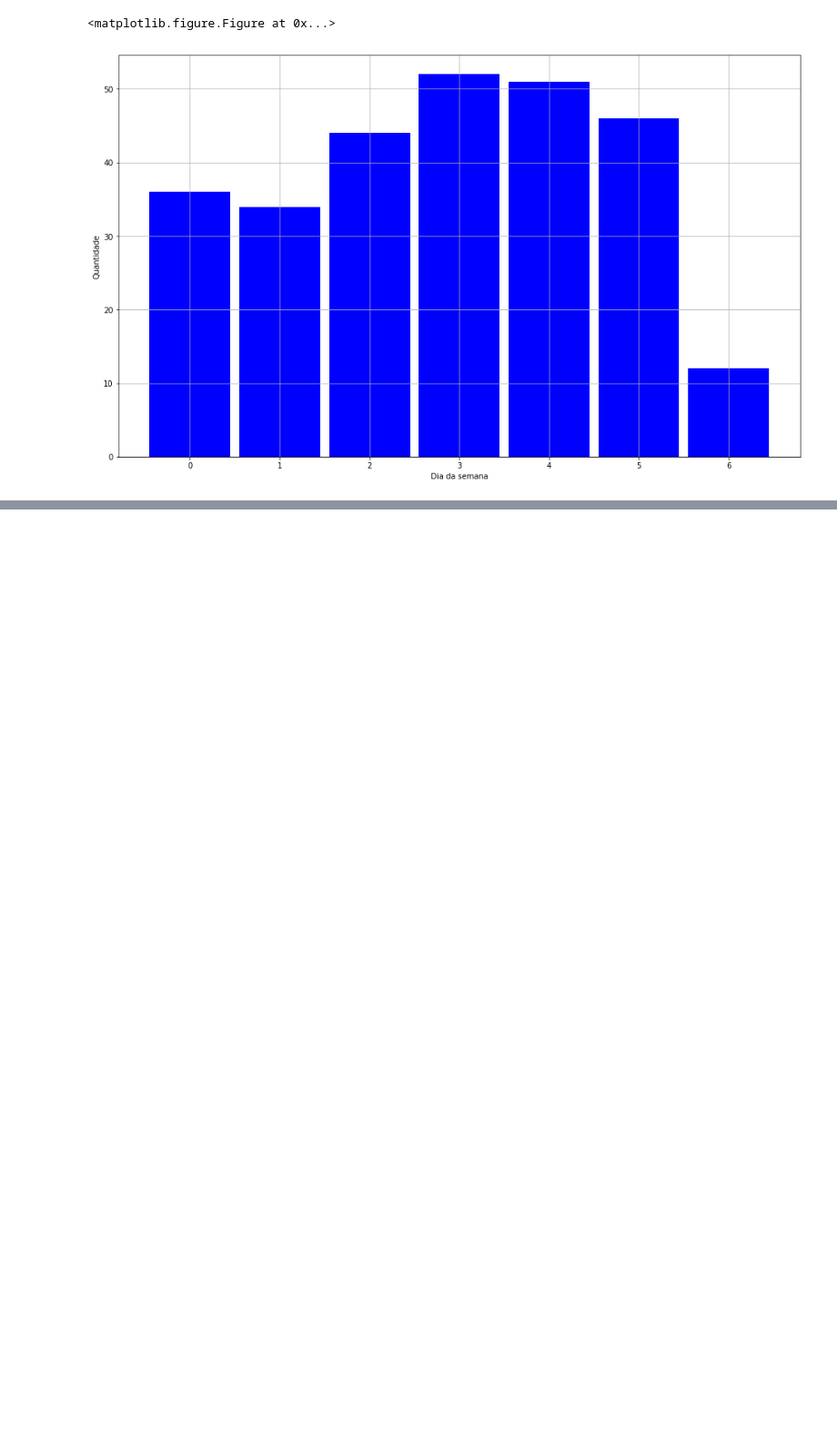
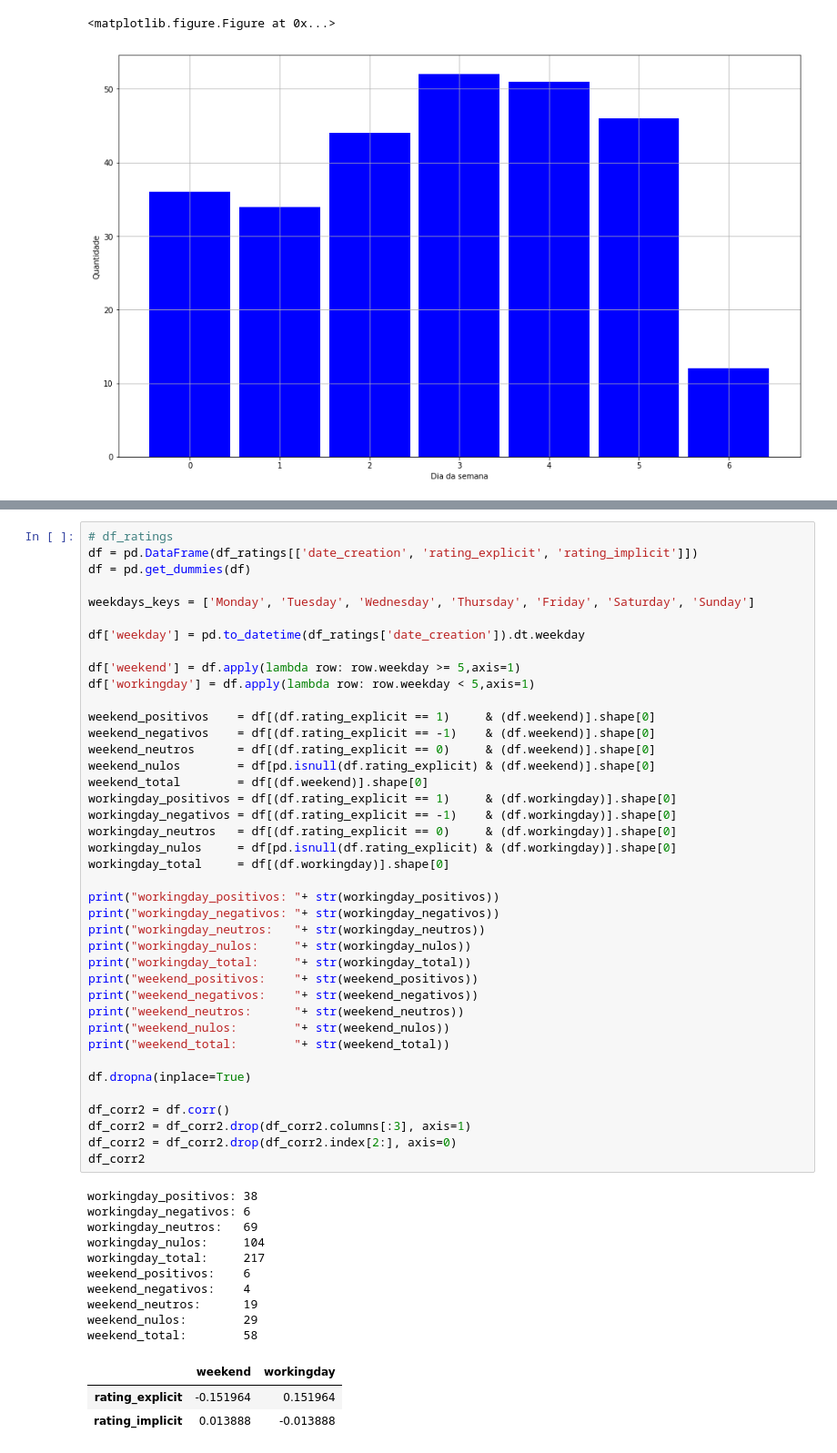
Before and after one commit to davidcampelo/tv4e-recommender, a Jupyter notebook: notebooks/recommender_features_analysis.ipynb, the cells around one changed output, grey strips where cells are left out. Shown: that part at 91% size. Cells and saved outputs as stored; diff of their text form; blank space fills up the shorter version.

```diff
--- a/notebooks/recommender_features_analysis.ipynb
+++ b/notebooks/recommender_features_analysis.ipynb
@@ -197,0 +252,54 @@ plt.show()
+# %%
+# df_ratings
+df = pd.DataFrame(df_ratings[['date_creation', 'rating_explicit', 'rating_implicit']])
+df = pd.get_dummies(df)
+
+weekdays_keys = ['Monday', 'Tuesday', 'Wednesday', 'Thursday', 'Friday', 'Saturday', 'Sunday']
+
+df['weekday'] = pd.to_datetime(df_ratings['date_creation']).dt.weekday
+
+df['weekend'] = df.apply(lambda row: row.weekday >= 5,axis=1)
+df['workingday'] = df.apply(lambda row: row.weekday < 5,axis=1)
+
+weekend_positivos    = df[(df.rating_explicit == 1)     & (df.weekend)].shape[0]
+weekend_negativos    = df[(df.rating_explicit == -1)    & (df.weekend)].shape[0]
+weekend_neutros      = df[(df.rating_explicit == 0)     & (df.weekend)].shape[0]
+weekend_nulos        = df[pd.isnull(df.rating_explicit) & (df.weekend)].shape[0]
+weekend_total        = df[(df.weekend)].shape[0]
+workingday_positivos = df[(df.rating_explicit == 1)     & (df.workingday)].shape[0]
+workingday_negativos = df[(df.rating_explicit == -1)    & (df.workingday)].shape[0]
+workingday_neutros   = df[(df.rating_explicit == 0)     & (df.workingday)].shape[0]
+workingday_nulos     = df[pd.isnull(df.rating_explicit) & (df.workingday)].shape[0]
+workingday_total     = df[(df.workingday)].shape[0]
+
+print("workingday_positivos: "+ str(workingday_positivos))
+print("workingday_negativos: "+ str(workingday_negativos))
+print("workingday_neutros:   "+ str(workingday_neutros))
+print("workingday_nulos:     "+ str(workingday_nulos))
+print("workingday_total:     "+ str(workingday_total))
+print("weekend_positivos:    "+ str(weekend_positivos))
+print("weekend_negativos:    "+ str(weekend_negativos))
+print("weekend_neutros:      "+ str(weekend_neutros))
+print("weekend_nulos:        "+ str(weekend_nulos))
+print("weekend_total:        "+ str(weekend_total))
+
+df.dropna(inplace=True)
+
+df_corr2 = df.corr()
+df_corr2 = df_corr2.drop(df_corr2.columns[:3], axis=1)
+df_corr2 = df_corr2.drop(df_corr2.index[2:], axis=0)
+df_corr2
+# %% [output]
+workingday_positivos: 38
+workingday_negativos: 6
+workingday_neutros:   69
+workingday_nulos:     104
+workingday_total:     217
+weekend_positivos:    6
+weekend_negativos:    4
+weekend_neutros:      19
+weekend_nulos:        29
+weekend_total:        58
+|  | weekend | workingday |
+| rating_explicit | -0.151964 | 0.151964 |
+| rating_implicit | 0.013888 | -0.013888 |
```
Also changed, not shown: parts of 5 cells of this notebook.
